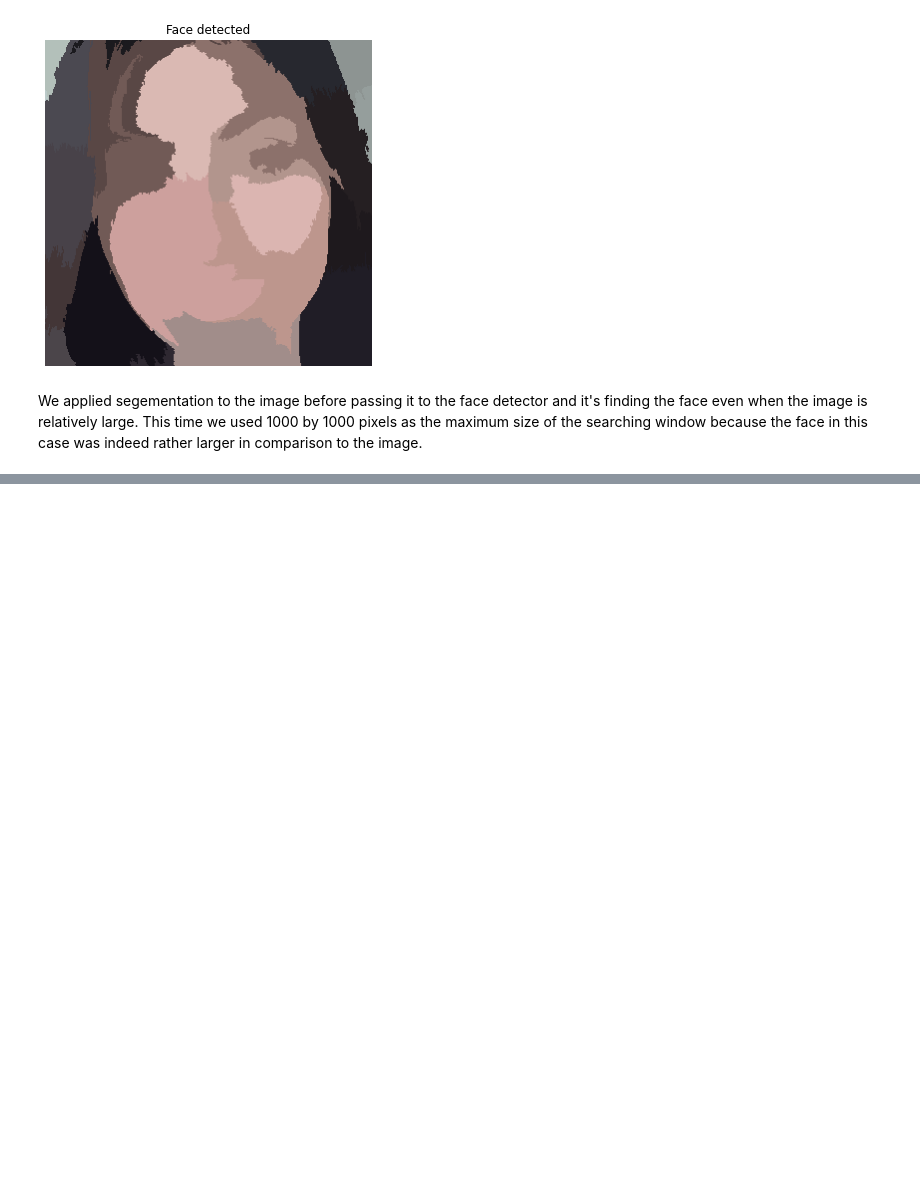
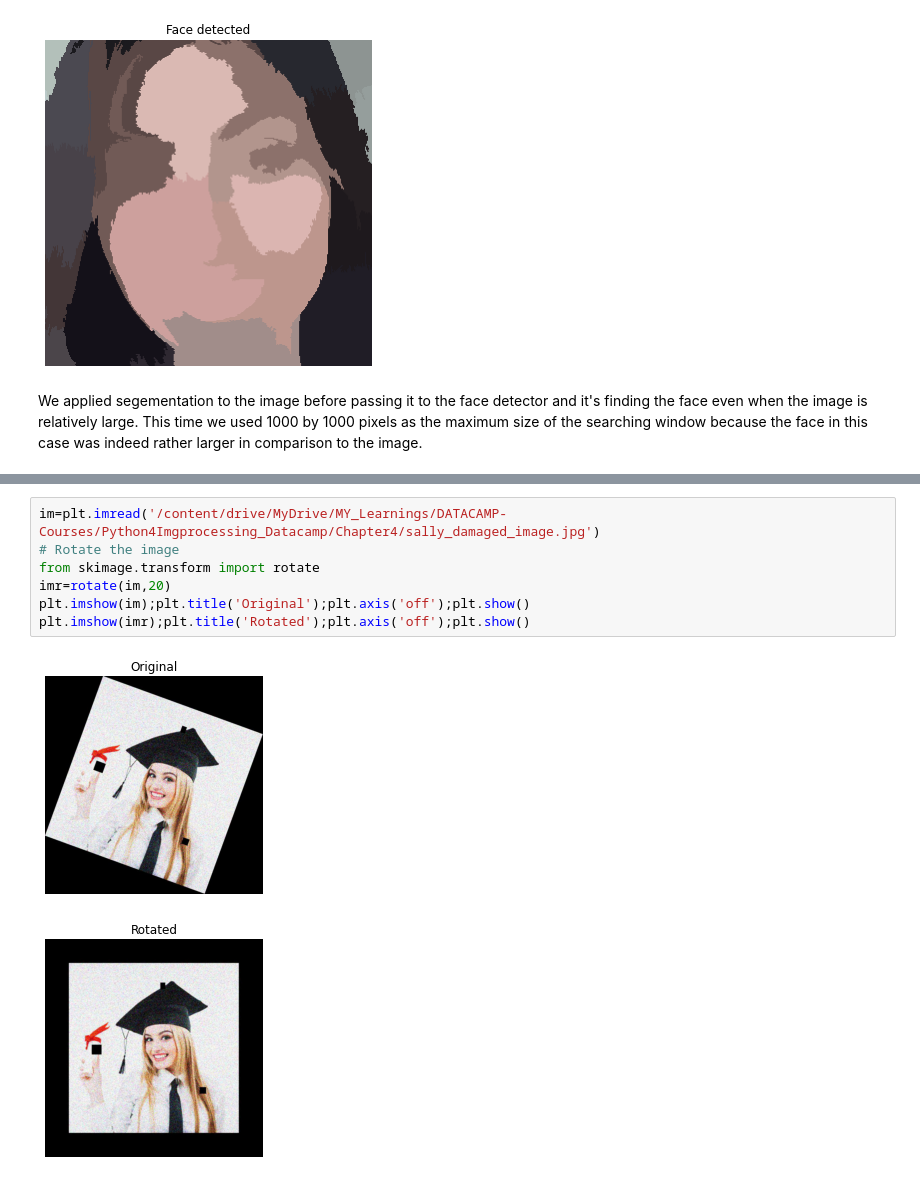
Before and after one commit to sikha2552/Python_ImageProcessing, a Jupyter notebook: Chapter4.ipynb, the cells around one changed output, grey strips where cells are left out. Cells and saved outputs as stored; diff of their text form; blank space fills up the shorter version.

```diff
--- a/Chapter4.ipynb
+++ b/Chapter4.ipynb
@@ -208,0 +272,10 @@ We applied segementation to the image before passing it to the face detector and
+# %%
+im=plt.imread('/content/drive/MyDrive/MY_Learnings/DATACAMP-Courses/Python4Imgprocessing_Datacamp/Chapter4/sally_damaged_image.jpg')
+# Rotate the image
+from skimage.transform import rotate
+imr=rotate(im,20)
+plt.imshow(im);plt.title('Original');plt.axis('off');plt.show()
+plt.imshow(imr);plt.title('Rotated');plt.axis('off');plt.show()
+# %% [output]
+[figure, added]
+[figure, added]
```
Also changed, not shown: parts of 8 cells of this notebook.
